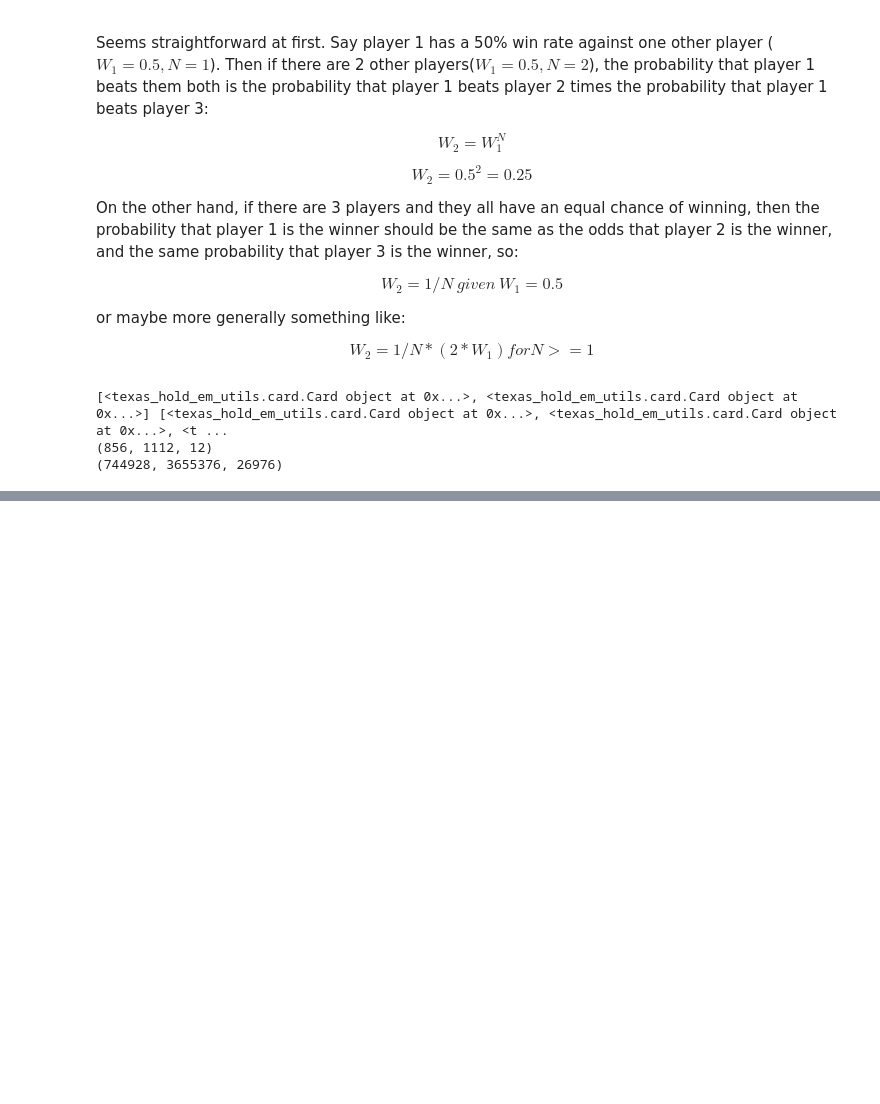
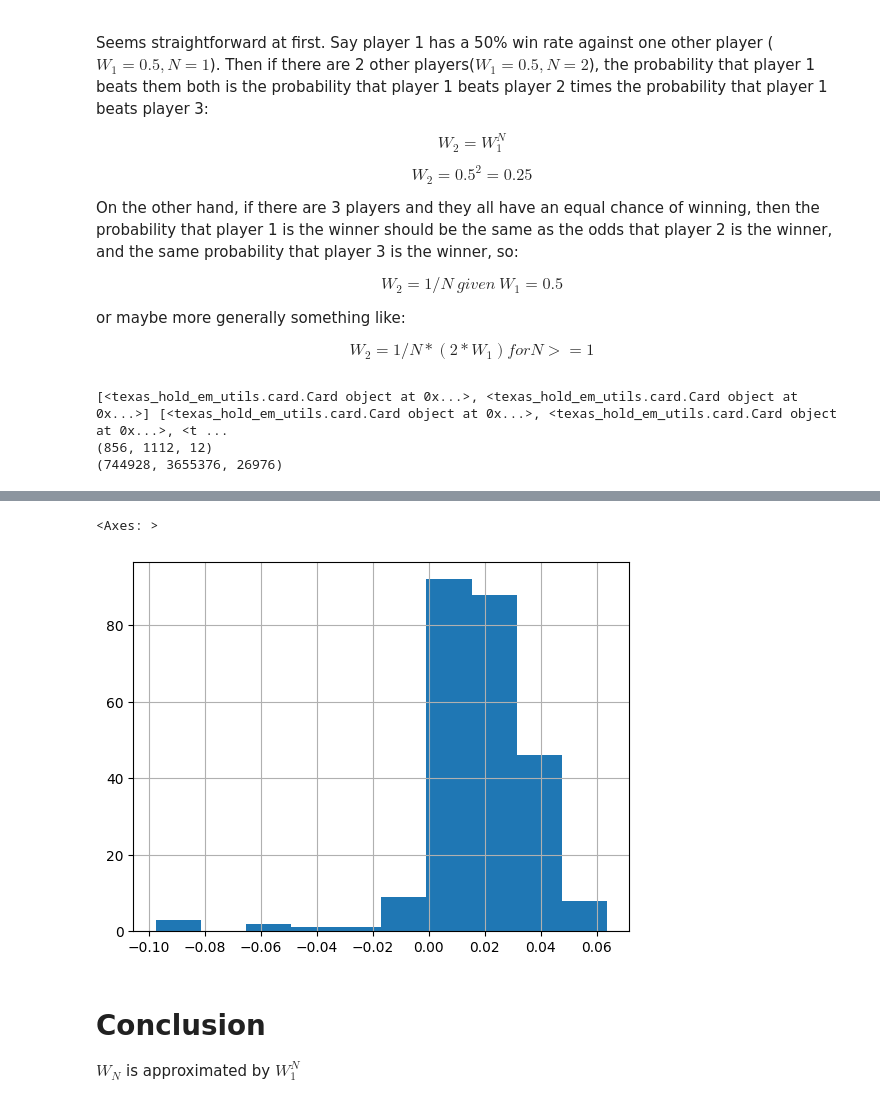
Before and after one commit to amarkules1/texas-holdem-notebooks, a Jupyter notebook: n_player_win_rates.ipynb, the cells around one changed output, grey strips where cells are left out. Cells and saved outputs as stored; diff of their text form; code cells hidden in the pictures; blank space fills up the shorter version.

```diff
--- a/n_player_win_rates.ipynb
+++ b/n_player_win_rates.ipynb
@@ -120,0 +159,10 @@ df.to_csv('data/win_rate_vs_n_players.csv', index=False)
+# %%
+df['error'] = df['win_rate_1_sq'] - df['win_rate_2']
+df['error'].hist()
+# %% [output]
+<Axes: >
+[figure, added]
+# %% [markdown]
+# Conclusion
+
+$W_N$ is approximated by $W_1^N$
```
Also changed, not shown: parts of 6 cells of this notebook.
